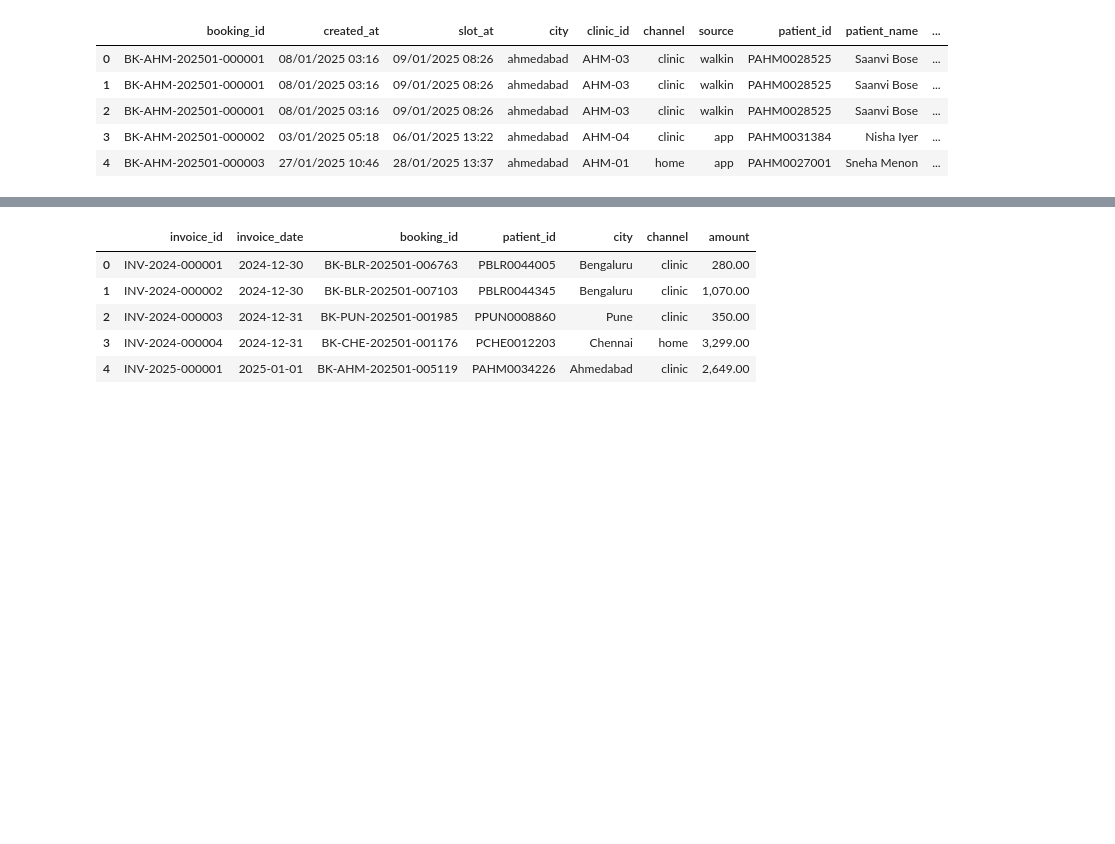
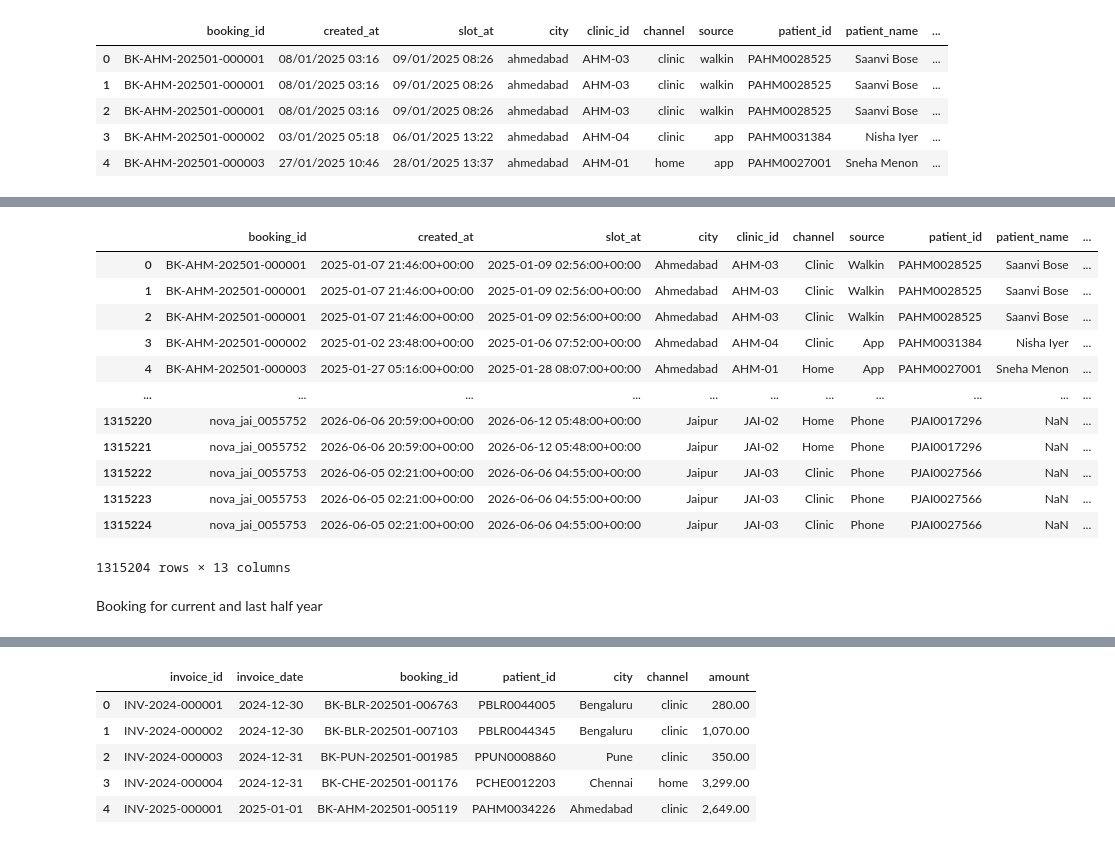
Before and after one commit to MalavIITGN/Build_Week_Data_Analysis_Project, a Jupyter notebook: merging_data.ipynb, the cells around one changed output, grey strips where cells are left out. Cells and saved outputs as stored; diff of their text form; code cells hidden in the pictures; blank space fills up the shorter version.

```diff
--- a/merging_data.ipynb
+++ b/merging_data.ipynb
@@ -265,0 +641,22 @@ bookings.head()
+# %%
+final_bookings['created_at']=pd.to_datetime(final_bookings['created_at'])
+final_bookings['slot_at']=pd.to_datetime(final_bookings['slot_at'])
+# %%
+lolo=(final_bookings['booking_id']=='booking_id')
+final_bookings = final_bookings[~lolo]
+# %%
+final_bookings
+# %% [output]
+|  | booking_id | created_at | slot_at | city | clinic_id | channel | source | patient_id | patient_name | ... |
+| 0 | BK-AHM-202501-000001 | 2025-01-07 21:46:00+00:00 | 2025-01-09 02:56:00+00:00 | Ahmedabad | AHM-03 | Clinic | Walkin | PAHM0028525 | Saanvi Bose | ... |
+| 1 | BK-AHM-202501-000001 | 2025-01-07 21:46:00+00:00 | 2025-01-09 02:56:00+00:00 | Ahmedabad | AHM-03 | Clinic | Walkin | PAHM0028525 | Saanvi Bose | ... |
+| 2 | BK-AHM-202501-000001 | 2025-01-07 21:46:00+00:00 | 2025-01-09 02:56:00+00:00 | Ahmedabad | AHM-03 | Clinic | Walkin | PAHM0028525 | Saanvi Bose | ... |
+| 3 | BK-AHM-202501-000002 | 2025-01-02 23:48:00+00:00 | 2025-01-06 07:52:00+00:00 | Ahmedabad | AHM-04 | Clinic | App | PAHM0031384 | Nisha Iyer | ... |
+| 4 | BK-AHM-202501-000003 | 2025-01-27 05:16:00+00:00 | 2025-01-28 08:07:00+00:00 | Ahmedabad | AHM-01 | Home | App | PAHM0027001 | Sneha Menon | ... |
+| ... | ... | ... | ... | ... | ... | ... | ... | ... | ... | ... |
+| 1315220 | nova_jai_0055752 | 2026-06-06 20:59:00+00:00 | 2026-06-12 05:48:00+00:00 | Jaipur | JAI-02 | Home | Phone | PJAI0017296 | NaN | ... |
+| 1315221 | nova_jai_0055752 | 2026-06-06 20:59:00+00:00 | 2026-06-12 05:48:00+00:00 | Jaipur | JAI-02 | Home | Phone | PJAI0017296 | NaN | ... |
+| 1315222 | nova_jai_0055753 | 2026-06-05 02:21:00+00:00 | 2026-06-06 04:55:00+00:00 | Jaipur | JAI-03 | Clinic | Phone | PJAI0027566 | NaN | ... |
+| 1315223 | nova_jai_0055753 | 2026-06-05 02:21:00+00:00 | 2026-06-06 04:55:00+00:00 | Jaipur | JAI-03 | Clinic | Phone | PJAI0027566 | NaN | ... |
+| 1315224 | nova_jai_0055753 | 2026-06-05 02:21:00+00:00 | 2026-06-06 04:55:00+00:00 | Jaipur | JAI-03 | Clinic | Phone | PJAI0027566 | NaN | ... |
+1315204 rows × 13 columns
@@ -265,0 +667,2 @@ bookings.head()
+# %% [markdown]
+Booking for current and last half year
```
Also changed, not shown: parts of 31 cells of this notebook, 3 other files.
